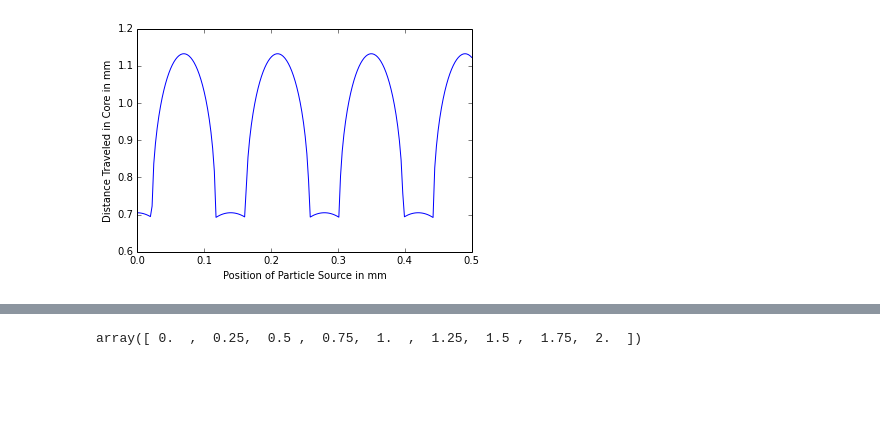
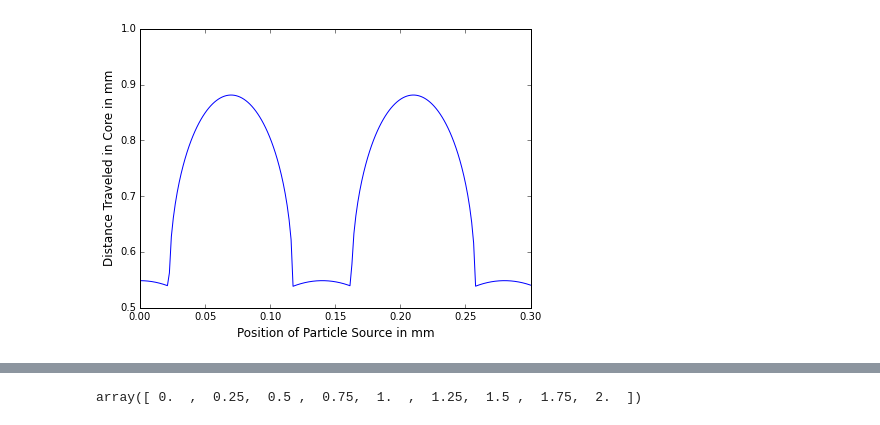
Before and after one commit to mbieker/BA_plots, a Jupyter notebook: Bachelor Arbeit Zusatz Plots.ipynb, the cells around one changed output, grey strips where cells are left out. Saved outputs shown, nothing was run; the diff lists cells and outputs as text; code cells hidden in the pictures; blank space fills up the shorter version.

```diff
--- a/Bachelor Arbeit Zusatz Plots.ipynb
+++ b/Bachelor Arbeit Zusatz Plots.ipynb
@@ -20,18 +21,22 @@ def distance_in_mat(x , fiber_radius, fiber_pitch, num_layers):
     output += num_s*distance_in_fiber(x-fiber_pitch/2,fiber_radius)
     #Nex fibers to ther right in unshited rows
     output += num_u*distance_in_fiber(x-fiber_pitch, fiber_radius)
-    return output
+    #calculate total length traveled in mat
+    total = 2*fiber_radius+(num_layers-1)*0.21
+    return output/total
 distance_in_mat = np.vectorize(distance_in_mat)
 # %%
-x = np.linspace(0,0.5,200)
+x = np.linspace(0,0.3,200)
 y = distance_in_mat(x,.125*0.94,.28,6)
 # %%
 plt.plot(x,y)
-plt.xlabel("Position of Particle Source in mm")
-plt.ylabel("Distance Traveled in Core in mm")
+plt.xlabel("Position of Particle Source in mm",fontsize="large")
+plt.ylabel("Distance Traveled in Core in mm",fontsize="large")
+plt.ylim(0.5,1)
+plt.gcf().set_size_inches((7,5))
 plt.savefig("distance_in_fiber_core.pdf")
 # %% [output]
-[figure, old version]
+[figure, new version]
 # %%
 y_vals = np.random.uniform(0,.27,size=10000)
 # %%
```
Also changed, not shown: parts of 7 cells of this notebook, 4 other files.
